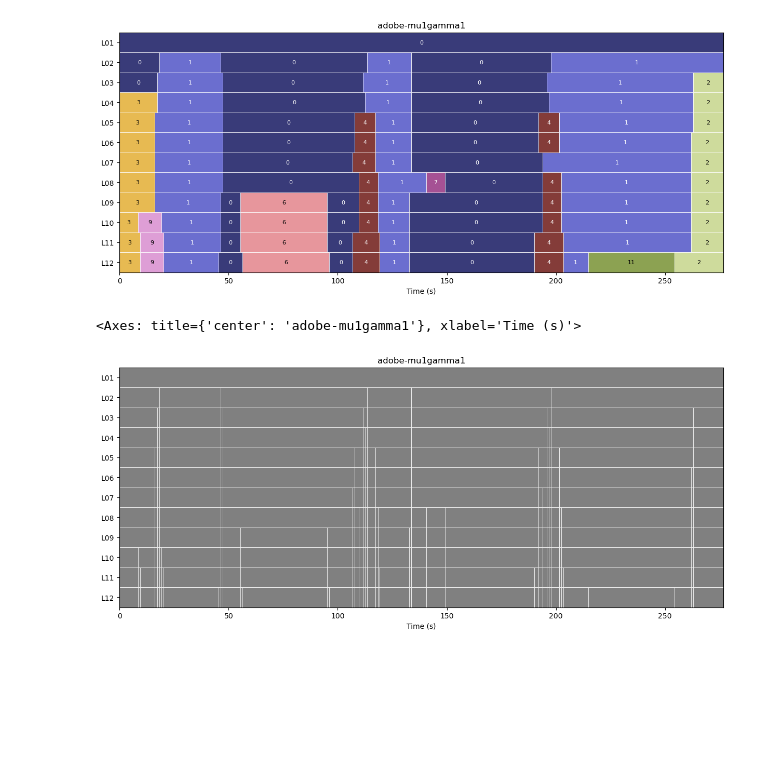
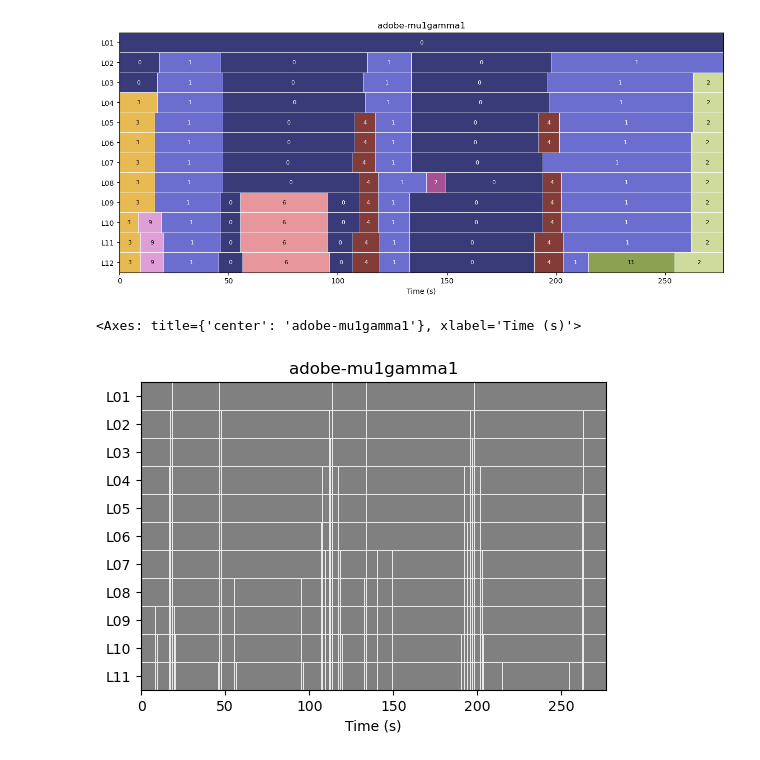
Before and after one commit to tomxi/bnl, a Jupyter notebook: notebooks/development.ipynb, the cells around one changed output. Saved outputs shown, nothing was run; the diff lists cells and outputs as text; code cells hidden in the pictures; blank space fills up the shorter version.

Commit message:
Plotting for BoundaryContour; minor API enhancement; typing, linting, ops tests

```diff
--- a/notebooks/development.ipynb
+++ b/notebooks/development.ipynb
@@ -40,8 +43,10 @@ est.plot()
 [figure]
 # %%
 bh = bnl.ops.default_salience(est)
+bh = bnl.ops.default_levels(bh)
+
 mono_ms = bh.to_multisegment()
-mono_ms.plot()
+mono_ms.plot(figsize=(6, 4))
 # %% [output]
 <Axes: title={'center': 'adobe-mu1gamma1'}, xlabel='Time (s)'>
-[figure, old version]
+[figure, new version]
```
Also changed, not shown: parts of 3 cells of this notebook, 8 other files.
